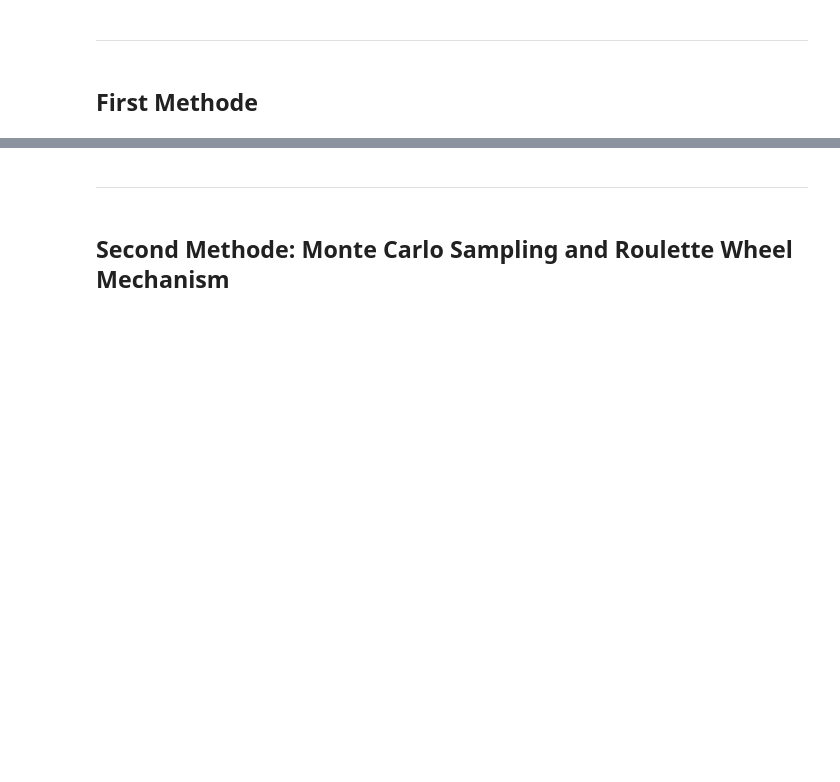
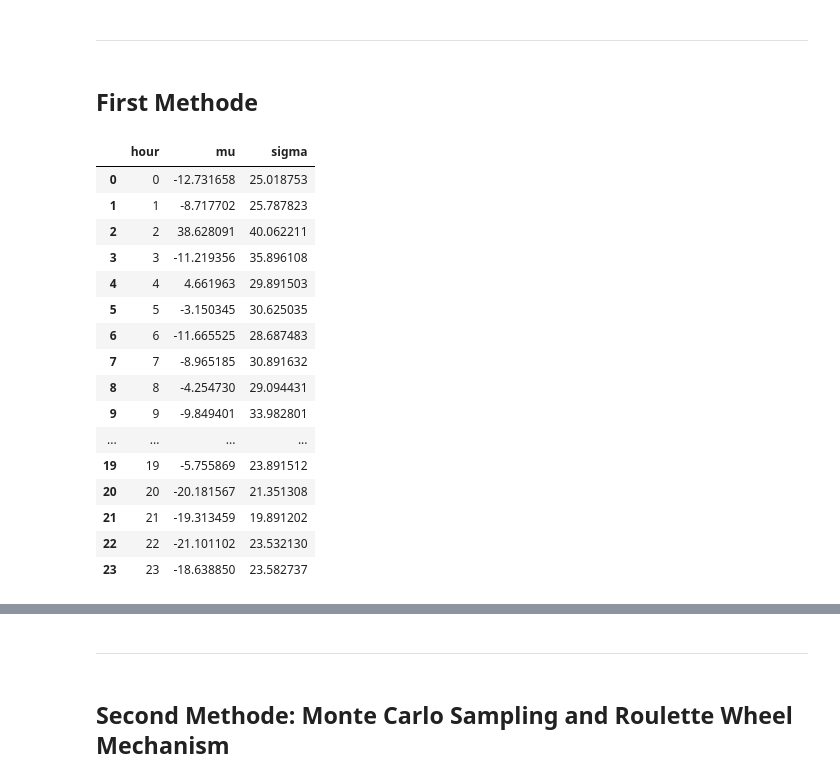
Before and after one commit to 0815Paul/SPMA, a Jupyter notebook: scenario_generation.ipynb, the cells around one changed output, grey strips where cells are left out. Cells and saved outputs as stored; diff of their text form; code cells hidden in the pictures; blank space fills up the shorter version.

```diff
--- a/scenario_generation.ipynb
+++ b/scenario_generation.ipynb
@@ -72,7 +72,26 @@ The selected date has 24 hours
 # %%
 # Calculate the mean and standard deviation of the error of each hour
 error = df_data.groupby('hour')['error'].agg(['mean', 'std']).reset_index()
 error  = error.rename(columns={'mean': 'mu', 'std': 'sigma'})
+error
+# %% [output]
+|  | hour | mu | sigma |
+| 0 | 0 | -12.731658 | 25.018753 |
+| 1 | 1 | -8.717702 | 25.787823 |
+| 2 | 2 | 38.628091 | 40.062211 |
+| 3 | 3 | -11.219356 | 35.896108 |
+| 4 | 4 | 4.661963 | 29.891503 |
+| 5 | 5 | -3.150345 | 30.625035 |
+| 6 | 6 | -11.665525 | 28.687483 |
+| 7 | 7 | -8.965185 | 30.891632 |
+| 8 | 8 | -4.254730 | 29.094431 |
+| 9 | 9 | -9.849401 | 33.982801 |
+| ... | ... | ... | ... |
+| 19 | 19 | -5.755869 | 23.891512 |
+| 20 | 20 | -20.181567 | 21.351308 |
+| 21 | 21 | -19.313459 | 19.891202 |
+| 22 | 22 | -21.101102 | 23.532130 |
+| 23 | 23 | -18.638850 | 23.582737 |
 # %%
 # Generate scenarios for the selected date
 forecast_demand = daily_date['forecast_demand']
```
Also changed, not shown: parts of 4 cells of this notebook, 8 other files.
